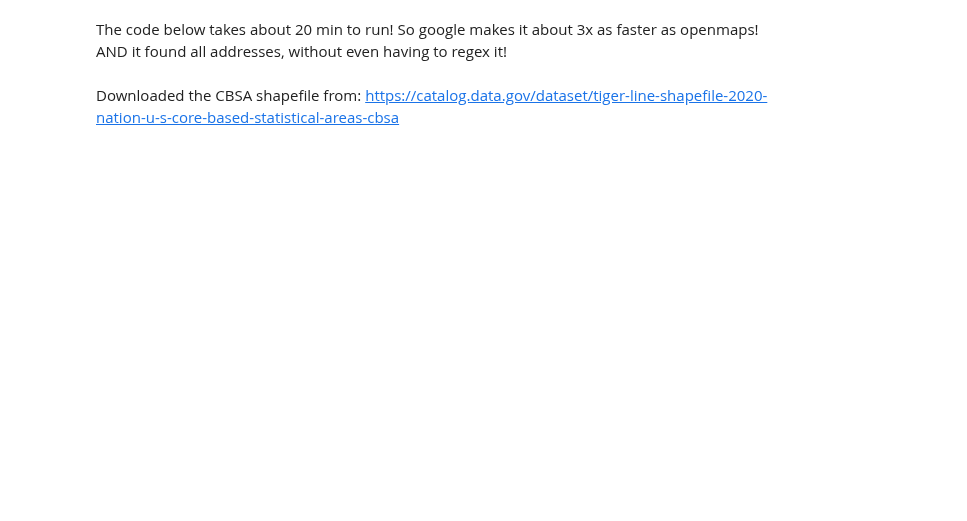
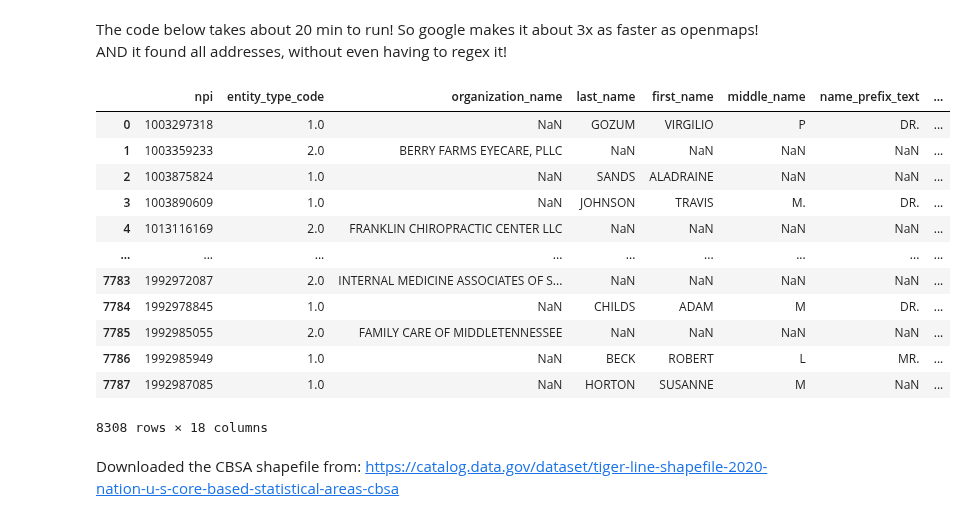
Before and after one commit to tomoumer/hop_team-the-hindenburgs, a Jupyter notebook: notebooks/mapping_communities.ipynb, the cells around one changed output. Cells and saved outputs as stored; diff of their text form; code cells hidden in the pictures; blank space fills up the shorter version.

```diff
--- a/notebooks/mapping_communities.ipynb
+++ b/notebooks/mapping_communities.ipynb
@@ -185,3 +180,19 @@ communities = pd.read_csv('../data/communities_googlemap.csv').drop(columns='Unn
+# %%
+communities
+# %% [output]
+|  | npi | entity_type_code | organization_name | last_name | first_name | middle_name | name_prefix_text | ... |
+| 0 | 1003297318 | 1.0 | NaN | GOZUM | VIRGILIO | P | DR. | ... |
+| 1 | 1003359233 | 2.0 | BERRY FARMS EYECARE, PLLC | NaN | NaN | NaN | NaN | ... |
+| 2 | 1003875824 | 1.0 | NaN | SANDS | ALADRAINE | NaN | NaN | ... |
+| 3 | 1003890609 | 1.0 | NaN | JOHNSON | TRAVIS | M. | DR. | ... |
+| 4 | 1013116169 | 2.0 | FRANKLIN CHIROPRACTIC CENTER LLC | NaN | NaN | NaN | NaN | ... |
+| ... | ... | ... | ... | ... | ... | ... | ... | ... |
+| 7783 | 1992972087 | 2.0 | INTERNAL MEDICINE ASSOCIATES OF S... | NaN | NaN | NaN | NaN | ... |
+| 7784 | 1992978845 | 1.0 | NaN | CHILDS | ADAM | M | DR. | ... |
+| 7785 | 1992985055 | 2.0 | FAMILY CARE OF MIDDLETENNESSEE | NaN | NaN | NaN | NaN | ... |
+| 7786 | 1992985949 | 1.0 | NaN | BECK | ROBERT | L | MR. | ... |
+| 7787 | 1992987085 | 1.0 | NaN | HORTON | SUSANNE | M | NaN | ... |
+8308 rows × 18 columns
 # %%
 # missing 2057 addresses!
 #communities = communities.loc[~communities['lat'].isna()]
```
Also changed, not shown: parts of 14 cells of this notebook.
